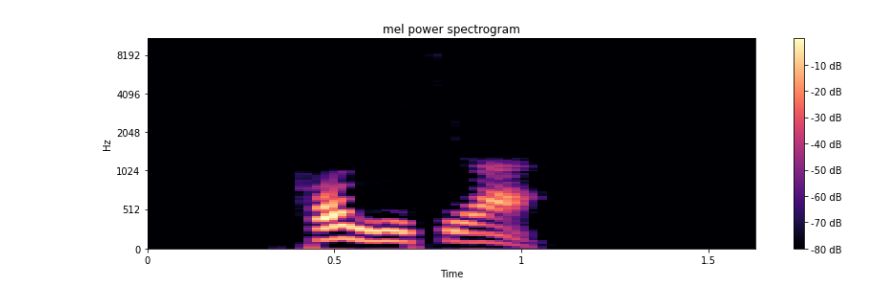
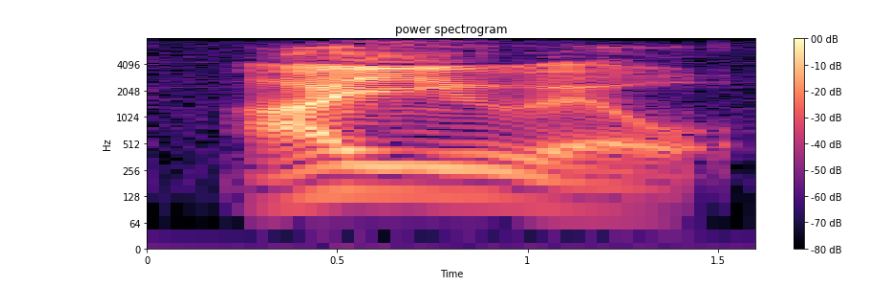
Before and after one commit to GondaDaikon/VoiceAnalysis, a Jupyter notebook: librosaTest.ipynb, the cells around one changed output. Saved outputs shown, nothing was run; the diff lists cells and outputs as text; code cells hidden in the pictures.

```diff
--- a/librosaTest.ipynb
+++ b/librosaTest.ipynb
@@ -10,11 +11,14 @@ import soundfile as sf
 # %%
-audio_path = "sound/konnichiha.wav"
+audio_path = "sound/vaiueo2d.wav"
 
 # y,sr = librosa.load(path, sr=22050>0, mono=True or False, offset=0.0, duration=None,
 #                       dtype=<class 'numpy.float32'>, res_type='kaiser_best')
-# sr = 16000
+sr = 16000
 y, sr = librosa.load(audio_path, sr=sr, mono=True)
+y = librosa.util.normalize(y)
 
 librosa.display.waveplot(y, sr=sr)
+# librosa.display.waveplot(x, sr=sr)
 IPython.display.Audio(data=y,rate=sr)
+print(len(y)/sr, "s")
 # %% [output]
@@ -23,13 +27,18 @@ IPython.display.Audio(data=y,rate=sr)
 # %%
-# メル周波係数
-Smel = librosa.feature.melspectrogram(y, sr=sr, n_mels=128)
+%%time
+# 短時間フーリエ変換
+n_fft = 512
+hop_length = int(n_fft/2)
+y_filt = librosa.effects.preemphasis(y)
+S = np.abs(librosa.stft(y_filt, n_fft=n_fft, hop_length=hop_length))
 # デシベル変換
-log_Smel = librosa.amplitude_to_db(Smel, ref=np.max)
+log_S = librosa.amplitude_to_db(S, ref=np.max)
 # ーーーー　plot start　ーーーー
 plt.figure(figsize=(12, 4))
-librosa.display.specshow(log_Smel, sr=sr, x_axis='time', y_axis='mel')
-plt.title('mel power spectrogram')
+librosa.display.specshow(log_S, sr=sr, x_axis='time', y_axis='log')
+plt.title('power spectrogram')
 plt.colorbar(format='%02.0f dB')
 plt.tight_layout()
 # ーーーー　plot end　ーーーー
+print(log_S.shape)
 # %% [output]
@@ -36 +48 @@ plt.tight_layout()
-[figure, old version]
+[figure, new version]
```
Also changed, not shown: parts of 14 cells of this notebook, 6 other files.
